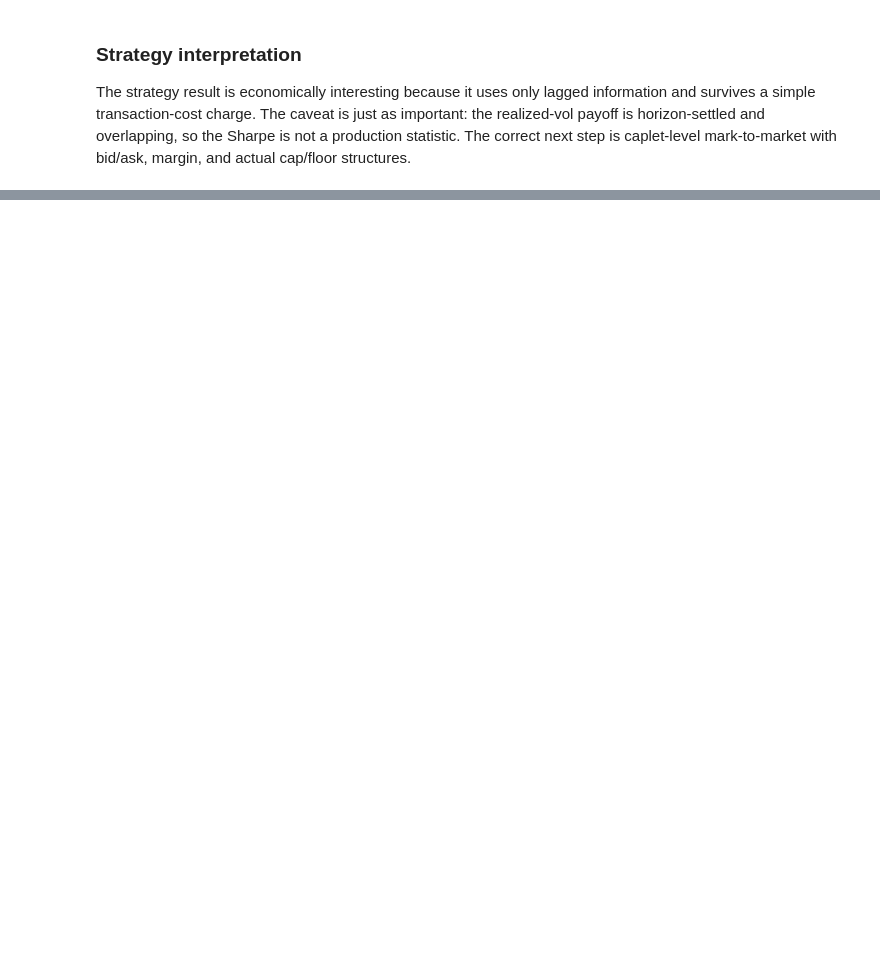
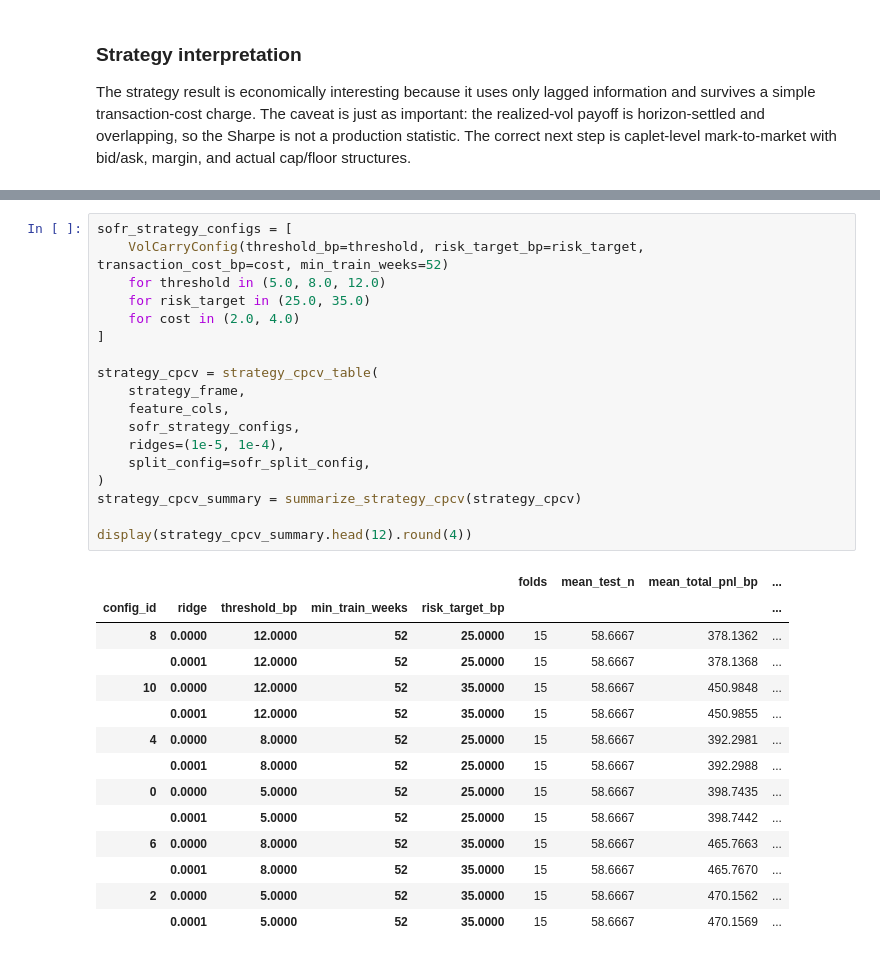
Before and after one commit to dhruvk1432/SOFR-Cap-Forward-Volatility, a Jupyter notebook: SOFR_Cap_Forward_Volatility.ipynb, the cells around one changed output, grey strips where cells are left out. Drawn from its saved outputs; the diff is of its cells as text; blank space fills up the shorter version.

```diff
--- a/SOFR_Cap_Forward_Volatility.ipynb
+++ b/SOFR_Cap_Forward_Volatility.ipynb
@@ -460,0 +513,33 @@ The strategy result is economically interesting because it uses only lagged info
+# %%
+sofr_strategy_configs = [
+    VolCarryConfig(threshold_bp=threshold, risk_target_bp=risk_target, transaction_cost_bp=cost, min_train_weeks=52)
+    for threshold in (5.0, 8.0, 12.0)
+    for risk_target in (25.0, 35.0)
+    for cost in (2.0, 4.0)
+]
+
+strategy_cpcv = strategy_cpcv_table(
+    strategy_frame,
+    feature_cols,
+    sofr_strategy_configs,
+    ridges=(1e-5, 1e-4),
+    split_config=sofr_split_config,
+)
+strategy_cpcv_summary = summarize_strategy_cpcv(strategy_cpcv)
+
+display(strategy_cpcv_summary.head(12).round(4))
+# %% [output]
+|  |  |  |  |  | folds | mean_test_n | mean_total_pnl_bp | ... |
+| config_id | ridge | threshold_bp | min_train_weeks | risk_target_bp |  |  |  | ... |
+| 8 | 0.0000 | 12.0000 | 52 | 25.0000 | 15 | 58.6667 | 378.1362 | ... |
+|  | 0.0001 | 12.0000 | 52 | 25.0000 | 15 | 58.6667 | 378.1368 | ... |
+| 10 | 0.0000 | 12.0000 | 52 | 35.0000 | 15 | 58.6667 | 450.9848 | ... |
+|  | 0.0001 | 12.0000 | 52 | 35.0000 | 15 | 58.6667 | 450.9855 | ... |
+| 4 | 0.0000 | 8.0000 | 52 | 25.0000 | 15 | 58.6667 | 392.2981 | ... |
+|  | 0.0001 | 8.0000 | 52 | 25.0000 | 15 | 58.6667 | 392.2988 | ... |
+| 0 | 0.0000 | 5.0000 | 52 | 25.0000 | 15 | 58.6667 | 398.7435 | ... |
+|  | 0.0001 | 5.0000 | 52 | 25.0000 | 15 | 58.6667 | 398.7442 | ... |
+| 6 | 0.0000 | 8.0000 | 52 | 35.0000 | 15 | 58.6667 | 465.7663 | ... |
+|  | 0.0001 | 8.0000 | 52 | 35.0000 | 15 | 58.6667 | 465.7670 | ... |
+| 2 | 0.0000 | 5.0000 | 52 | 35.0000 | 15 | 58.6667 | 470.1562 | ... |
+|  | 0.0001 | 5.0000 | 52 | 35.0000 | 15 | 58.6667 | 470.1569 | ... |
```
Also changed, not shown: parts of 8 cells of this notebook, 6 other files.
